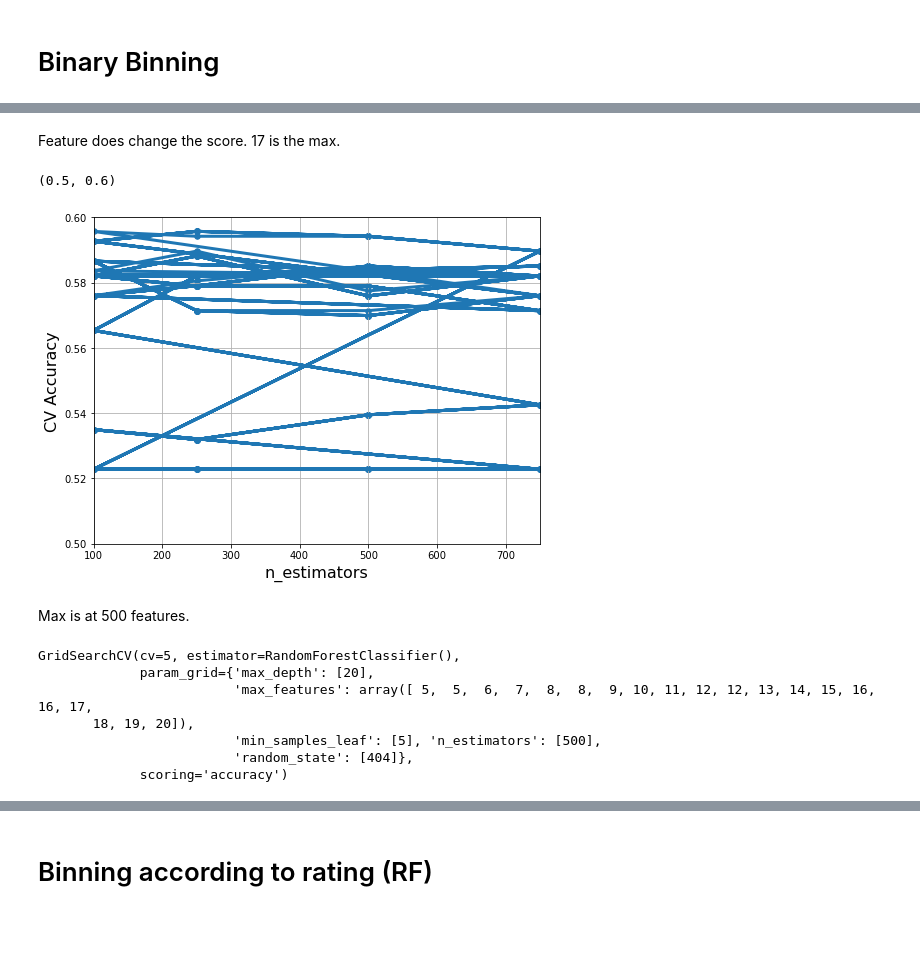
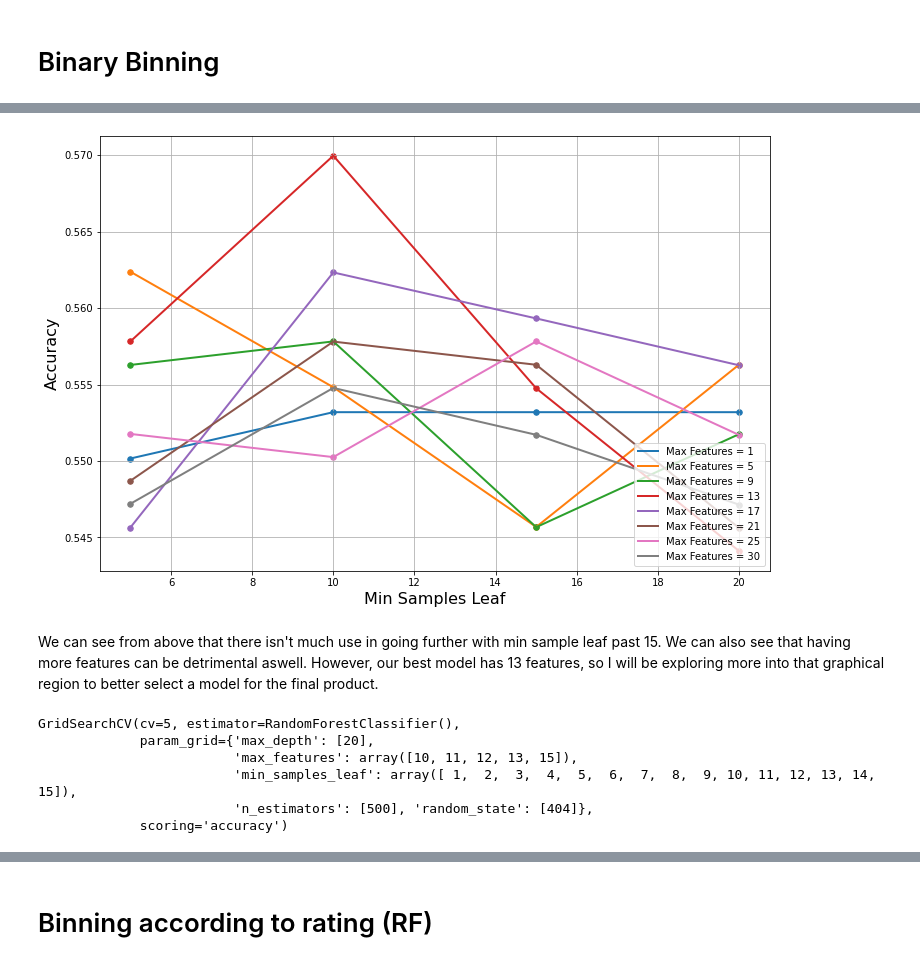
Before and after one commit to yudi-tan/ieor242-final-project, a Jupyter notebook: Random Forests.ipynb, the cells around one changed output, grey strips where cells are left out. Drawn from its saved outputs; the diff is of its cells as text; code cells hidden in the pictures; blank space fills up the shorter version.

Commit message:
random forests/gradient boosting

```diff
--- a/Random Forests.ipynb
+++ b/Random Forests.ipynb
@@ -41,8 +41,8 @@ X_train.shape, X_test.shape
 # %%
 grid_values = {'max_features': np.linspace(1,30,8, dtype='int32'),
-               'max_depth': np.linspace(20,100,5, dtype='int32'),
-               'min_samples_leaf': [5],
-               'n_estimators': [100, 250, 500, 750],
+               'max_depth': [20],
+               'min_samples_leaf': [5, 10, 15, 20],
+               'n_estimators': [500],
                'random_state': [404]}
 
 rf2 = RandomForestClassifier()
@@ -91,26 +58,28 @@ plt.ylim([0.5, 0.6])
-# %% [markdown]
-Feature does change the score. 17 is the max.
-# %%
-max_features = rf_cv.cv_results_['param_n_estimators'].data
-accuracy_scores = rf_cv.cv_results_['mean_test_score']
-
-plt.figure(figsize=(8, 6))
-plt.xlabel('n_estimators', fontsize=16)
-plt.ylabel('CV Accuracy', fontsize=16)
-plt.scatter(max_features, accuracy_scores, s=30)
-plt.plot(max_features, accuracy_scores, linewidth=3)
-plt.grid(True, which='both')
-plt.xlim([100, 750])
-plt.ylim([0.5, 0.6])
-# %% [output]
-(0.5, 0.6)
-[figure, removed]
-# %% [markdown]
-Max is at 500 features.
+# %%
+n_estimators = rf_cv.cv_results_['param_min_samples_leaf'].data
+R2_scores = rf_cv.cv_results_['mean_test_score']
+
+plt.figure(figsize=(12, 8))
+plt.xlabel('Min Samples Leaf', fontsize=16)
+plt.ylabel('Accuracy', fontsize=16)
+plt.grid(True, which='both')
+
+M = len(grid_values['min_samples_leaf'])
+N = len(grid_values['max_features'])
+for i in range(N):
+    plt.scatter(n_estimators[(M*i):(M*i)+M], R2_scores[(M*i):(M*i)+M], s=30)
+    plt.plot(n_estimators[(M*i):(M*i)+M], R2_scores[(M*i):(M*i)+M], linewidth=2,
+             label='Max Features = '+str(grid_values['max_features'][i]))
+plt.legend(loc='lower right')
+plt.show()
+# %% [output]
+[figure, added]
+# %% [markdown]
+We can see from above that there isn't much use in going further with min sample leaf past 15. We can also see that having more features can be detrimental aswell. However, our best model has 13 features, so I will be exploring more into that graphical region to better select a model for the final product.
 # %%
-grid_values = {'max_features': np.linspace(5,20,20, dtype='int32'),
+grid_values = {'max_features': np.linspace(10,15,5, dtype='int32'),
                'max_depth': [20],
-               'min_samples_leaf': [5],
+               'min_samples_leaf': np.linspace(1,15,15, dtype='int32'),
                'n_estimators': [500],
                'random_state': [404]}
 
@@ -120,8 +89,7 @@ rf_cv.fit(X_train, y_train)
 # %% [output]
 GridSearchCV(cv=5, estimator=RandomForestClassifier(),
              param_grid={'max_depth': [20],
-                         'max_features': array([ 5,  5,  6,  7,  8,  8,  9, 10, 11, 12, 12, 13, 14, 15, 16, 16, 17,
-       18, 19, 20]),
-                         'min_samples_leaf': [5], 'n_estimators': [500],
-                         'random_state': [404]},
+                         'max_features': array([10, 11, 12, 13, 15]),
+                         'min_samples_leaf': array([ 1,  2,  3,  4,  5,  6,  7,  8,  9, 10, 11, 12, 13, 14, 15]),
+                         'n_estimators': [500], 'random_state': [404]},
              scoring='accuracy')
```
Also changed, not shown: parts of 63 cells of this notebook.
